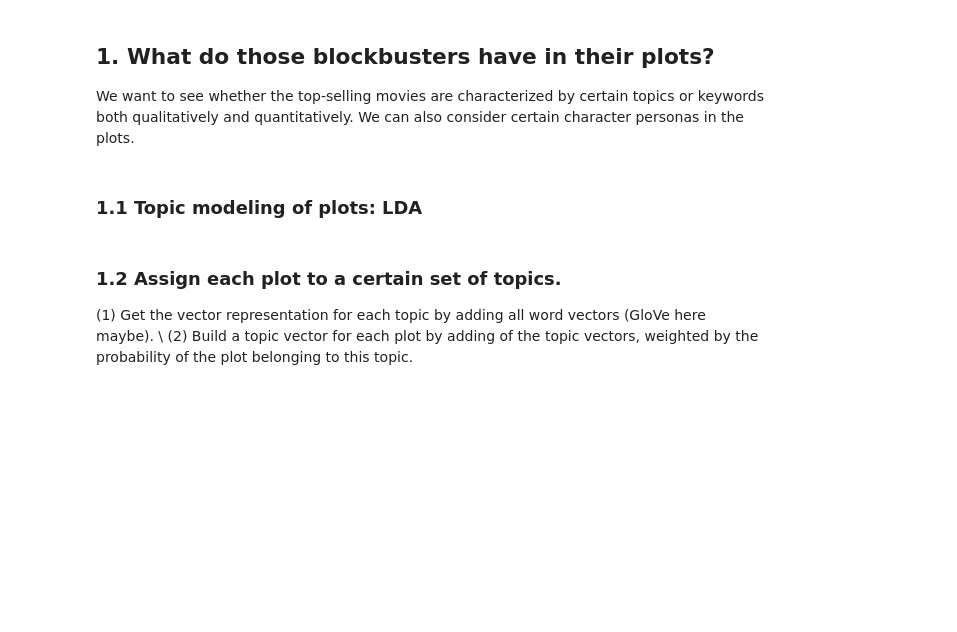
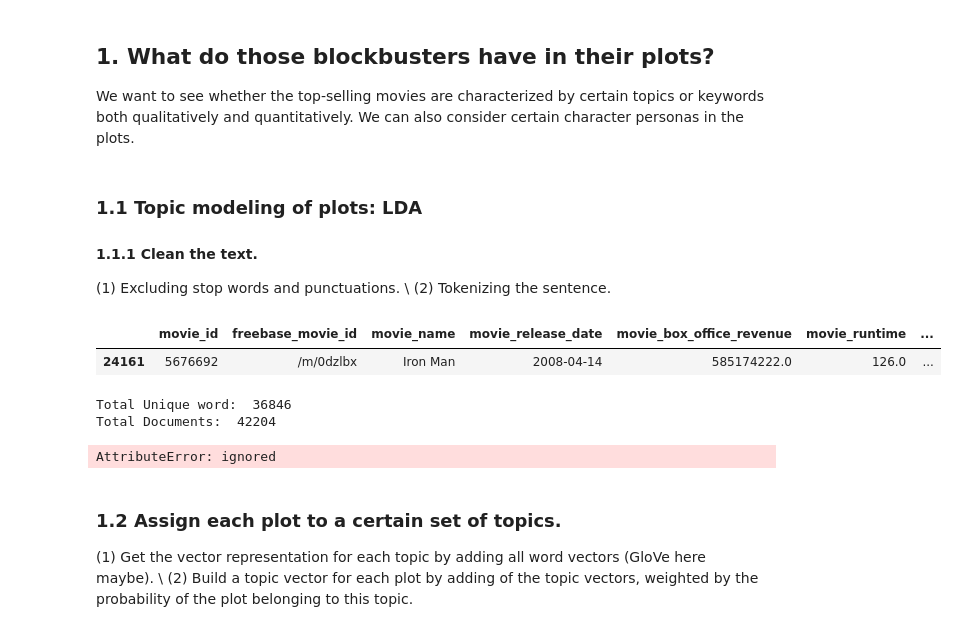
Before and after one commit to epfl-ada/ada-2022-project-superplainteamname2022, a Jupyter notebook: milestone2-xyt.ipynb, the cells around one changed output. Saved outputs shown, nothing was run; the diff lists cells and outputs as text; code cells hidden in the pictures; blank space fills up the shorter version.

Commit message:
part1 initial

```diff
--- a/milestone2-xyt.ipynb
+++ b/milestone2-xyt.ipynb
@@ -7,3 +227,6 @@ Notebook containing initial analyses and data handling pipelines. We will grade
 We want to see whether the top-selling movies are characterized by certain topics or keywords both qualitatively and quantitatively. We can also consider certain character personas in the plots.
 # %% [markdown]
 ### 1.1 Topic modeling of plots: LDA
+#### 1.1.1 Clean the text.
+  (1) Excluding stop words and punctuations. \\
+  (2) Tokenizing the sentence.
@@ -12,3 +247,58 @@ We want to see whether the top-selling movies are characterized by certain topic
+# %%
+from nltk.corpus.reader.categorized_sents import word_tokenize
+# load stop words for English
+stop = set(stopwords.words('english'))
+# load punctuations
+exclude = set(string.punctuation)
+# initialize work tokenizer
+lemma = WordNetLemmatizer()
+# initialize the NER model
+NER = en_core_web_sm.load()
+
+def clean(text):
+  # exclude stop words
+  ner_result = NER(text)
+  name_list = []
+  for x in ner_result:
+    if(x.ent_iob_ != 'O'):
+      name_list.append(x.text.lower())
+  word_list = [word.lower() for word in word_tokenize(plot_example)]
+  no_name_no_stop = ' '.join([word for word in word_list if word not in name_list and word not in stop])
+  # exclude punctuations
+  # punc_free = ''.join(ch for ch in stop_free if ch not in exclude)
+  # turn the sentence into a list of words->word tokenize
+  tokenized = ' '.join([lemma.lemmatize(word) for word in no_name_no_stop.split()])
+  return tokenized.split()
+movie_data['plot_clean']=movie_data['Plot'].apply(clean)
+movie_data[movie_data['movie_id'] == 5676692]
+# %% [output]
+|  | movie_id | freebase_movie_id | movie_name | movie_release_date | movie_box_office_revenue | movie_runtime | ... |
+| 24161 | 5676692 | /m/0dzlbx | Iron Man | 2008-04-14 | 585174222.0 | 126.0 | ... |
+# %%
+#create dictionary
+plot_word_dictionary = corpora.Dictionary(movie_data['plot_clean'])
+# remove the word that appears less than 5 times.
+plot_word_dictionary.filter_extremes(no_below=5, no_above=1.0, keep_n=None)
+# fill in the gap between word indices after removing word
+plot_word_dictionary.compactify()
+#Total number of non-zeroes in the BOW matrix (sum of the number of unique words per document over the entire corpus).
+print('Total Unique word: ',len(plot_word_dictionary))
+
+doc_term_matrix = [plot_word_dictionary.doc2bow(doc) for doc in movie_data['plot_clean'] ]
+print('Total Documents: ',len(doc_term_matrix))
+
+# lda = gensim.models.ldamodel.LdaModel
+lda = LdaMulticore
+
+num_topics=20
+ldamodel = lda(doc_term_matrix,num_topics=num_topics,id2word=plot_word_dictionary,passes=50,minimum_probability=0)
+# %% [output]
+Total Unique word:  36846
+Total Documents:  42204
+# %%
+ldamodel.topics(num_topics=num_topics)
+# %% [output]
+AttributeError: ignored
 # %% [markdown]
 ### 1.2 Assign each plot to a certain set of topics.
   (1) Get the vector representation for each topic by adding all word vectors (GloVe here maybe). \\
```
Also changed, not shown: parts of 22 cells of this notebook, 8 other files.
